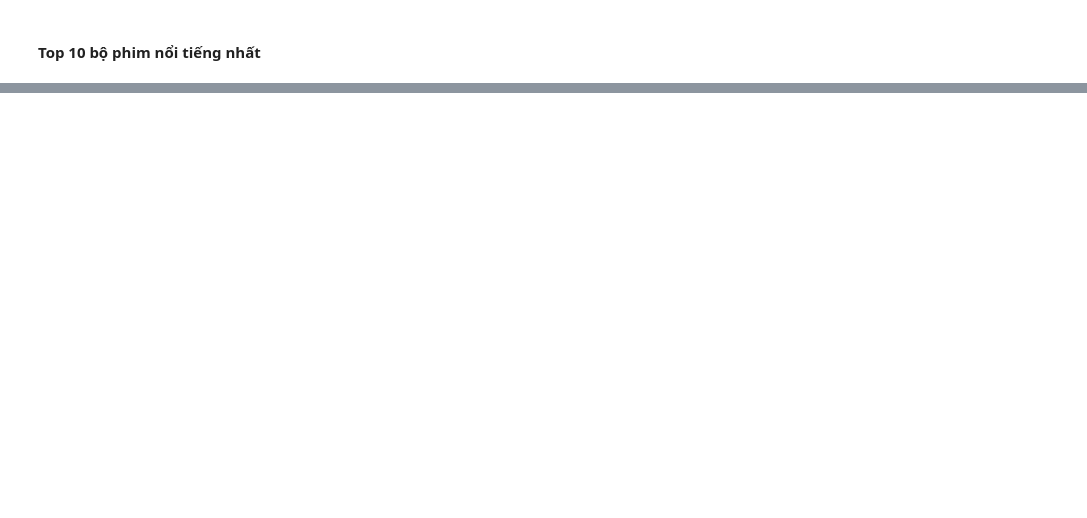
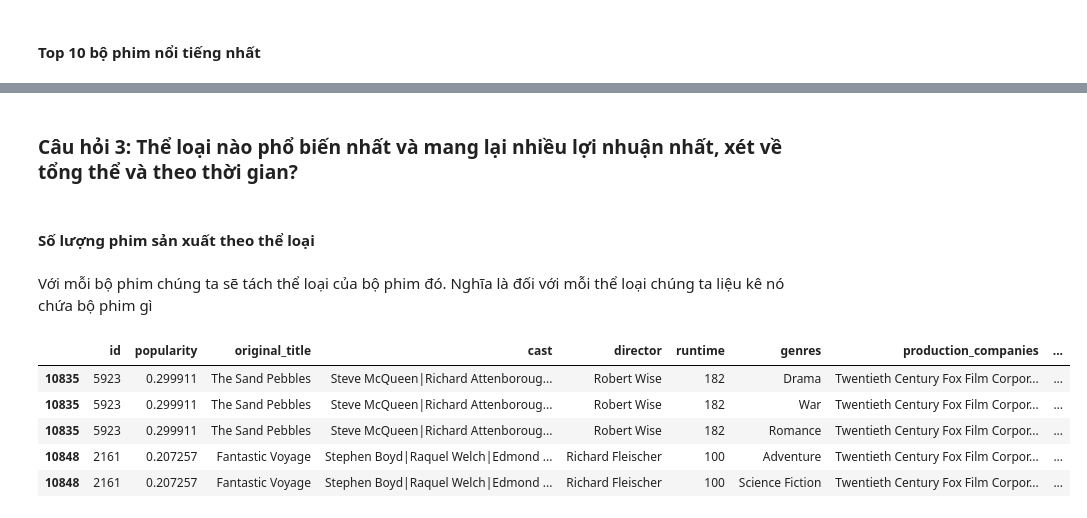
Before and after one commit to Nnguyen-dev2805/PYTHON_FinalProject, a Jupyter notebook: report.ipynb, the cells around one changed output, grey strips where cells are left out. Saved outputs shown, nothing was run; the diff lists cells and outputs as text; code cells hidden in the pictures; blank space fills up the shorter version.

```diff
--- a/report.ipynb
+++ b/report.ipynb
@@ -471,0 +472,33 @@ plt.show()
+# %% [markdown]
+### Câu hỏi 3: Thể loại nào phổ biến nhất và mang lại nhiều lợi nhuận nhất, xét về tổng thể và theo thời gian?
+# %% [markdown]
+#### Số lượng phim sản xuất theo thể loại
+# %% [markdown]
+Với mỗi bộ phim chúng ta sẽ tách thể loại của bộ phim đó. Nghĩa là đối với mỗi thể  loại chúng ta liệu kê nó chứa bộ phim gì
+# %%
+# df.assign(genres = df['genres']).str.split('|') có nghĩa là tác nội dung trong cột genres thành một danh sách các thể loại, dựa vào '|' để phân tách nội dung
+# ví dụ trước khi tách "Action|Adventure" sau khi tách sẽ là ["Action", "Adventure"]
+# kết quả là cột genres sẽ là 1 list chứ không phải là 1 string như ban đầu
+
+# df.assign() tạo 1 phiên bản mới của dataframe ghi đè lên cột genres
+
+#explode('genres') chuyển từng phần tử của danh sách của cột genres thành các dòng riêng biệt
+# mỗi dòng chứa một phần tử của danh sách cùng với các giá trị khác trong data frame (id, polularity, cast, director, runtime, production_companies and on so on vv..)
+
+# id   genres
+# 1    ["Action", "Adventure"]
+
+# sau khi explode:
+# id   genres
+# 1    "Action"
+# 2    "Adventure"
+
+df_split = df.assign(genres = df['genres'].str.split('|')).explode('genres')
+df_split.tail(5)
+# %% [output]
+|  | id | popularity | original_title | cast | director | runtime | genres | production_companies | ... |
+| 10835 | 5923 | 0.299911 | The Sand Pebbles | Steve McQueen|Richard Attenboroug... | Robert Wise | 182 | Drama | Twentieth Century Fox Film Corpor... | ... |
+| 10835 | 5923 | 0.299911 | The Sand Pebbles | Steve McQueen|Richard Attenboroug... | Robert Wise | 182 | War | Twentieth Century Fox Film Corpor... | ... |
+| 10835 | 5923 | 0.299911 | The Sand Pebbles | Steve McQueen|Richard Attenboroug... | Robert Wise | 182 | Romance | Twentieth Century Fox Film Corpor... | ... |
+| 10848 | 2161 | 0.207257 | Fantastic Voyage | Stephen Boyd|Raquel Welch|Edmond ... | Richard Fleischer | 100 | Adventure | Twentieth Century Fox Film Corpor... | ... |
+| 10848 | 2161 | 0.207257 | Fantastic Voyage | Stephen Boyd|Raquel Welch|Edmond ... | Richard Fleischer | 100 | Science Fiction | Twentieth Century Fox Film Corpor... | ... |
```
Also changed, not shown: parts of 26 cells of this notebook, 1 other file.
